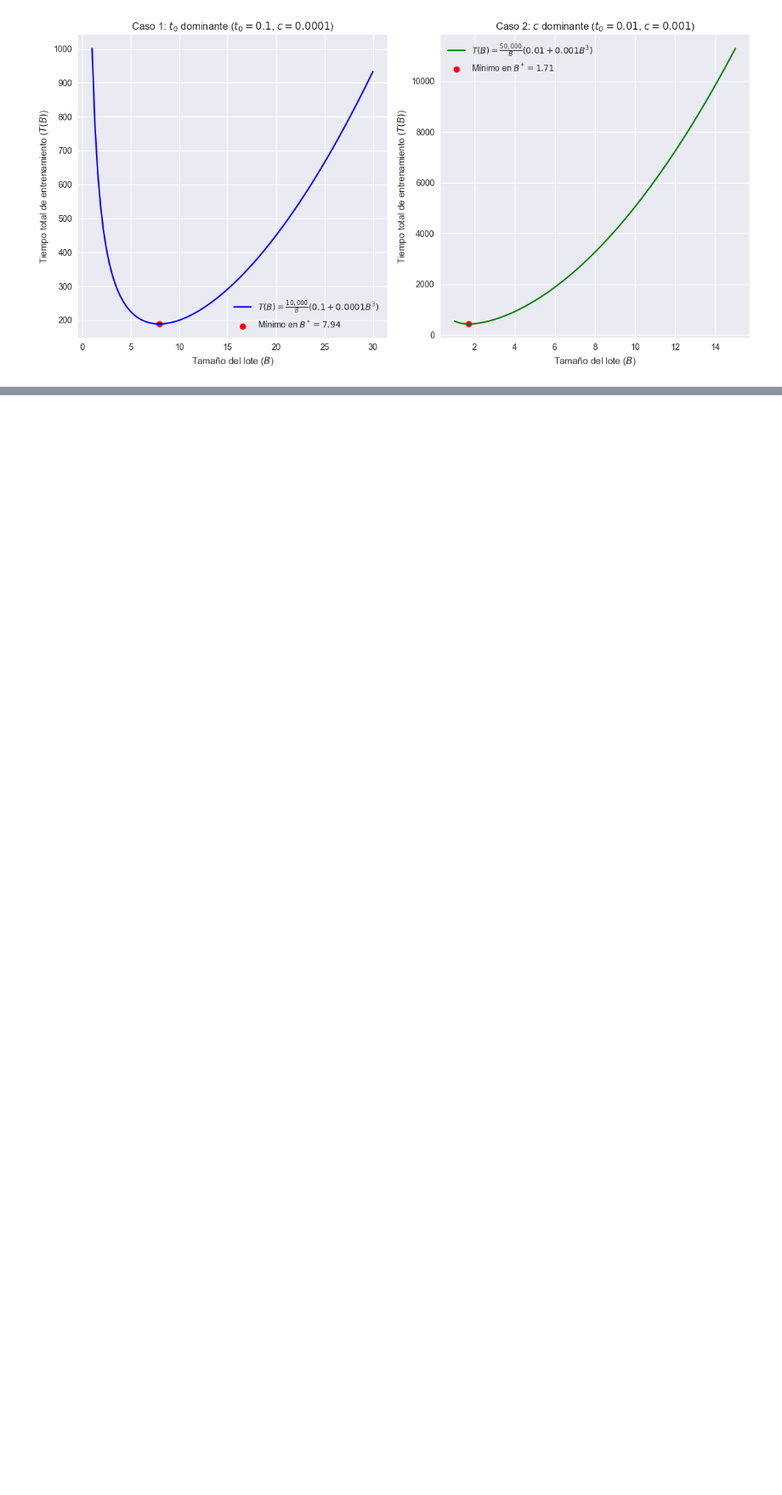
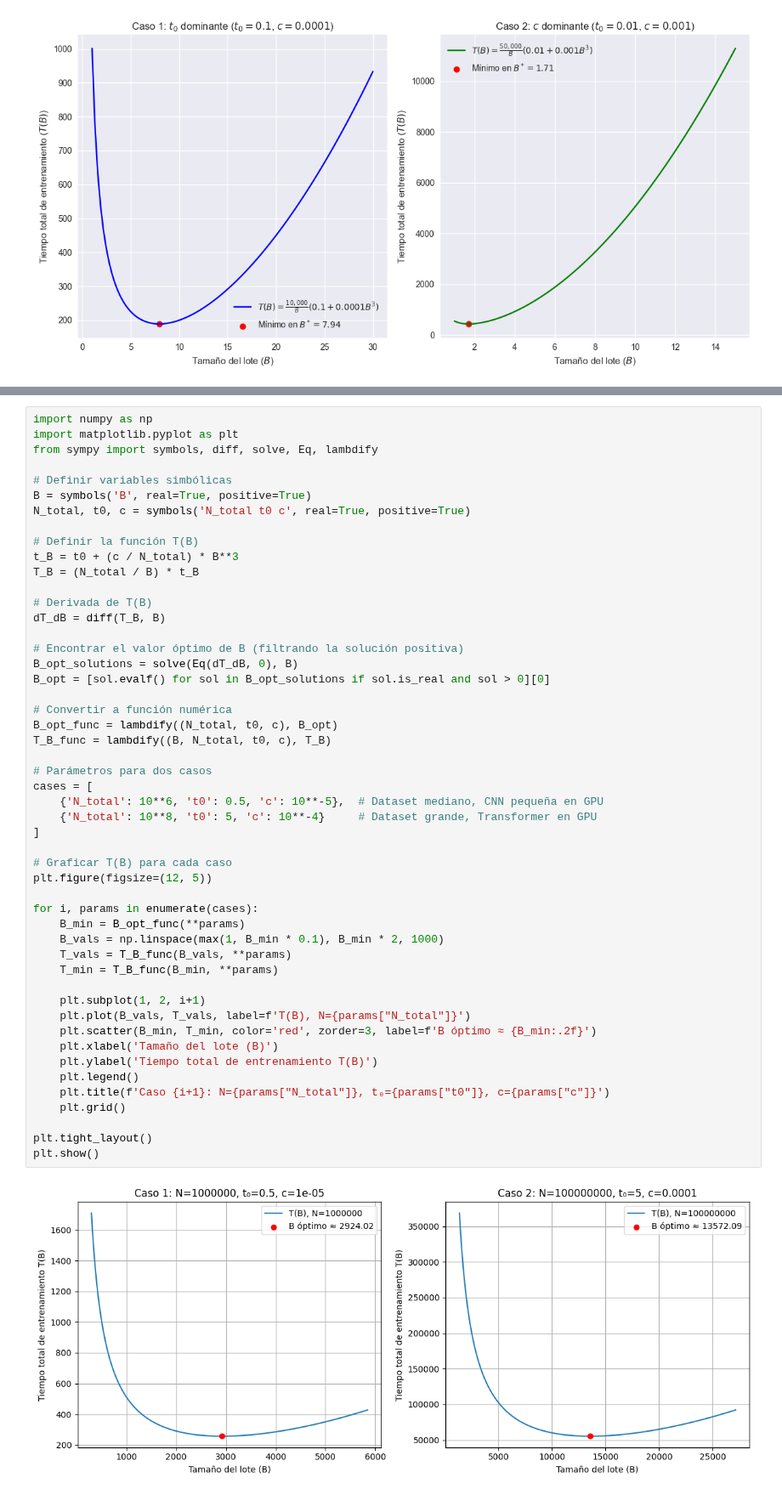
Before and after one commit to AminadabC/MIAAD, a Jupyter notebook: Matematicas/Tarea_optimizacion.ipynb, the cells around one changed output, grey strips where cells are left out. Shown at 85% size. Cells and saved outputs as stored; diff of their text form; blank space fills up the shorter version.

```diff
--- a/Matematicas/Tarea_optimizacion.ipynb
+++ b/Matematicas/Tarea_optimizacion.ipynb
@@ -131,0 +183,52 @@ plt.show()
+# %%
+import numpy as np
+import matplotlib.pyplot as plt
+from sympy import symbols, diff, solve, Eq, lambdify
+
+# Definir variables simbólicas
+B = symbols('B', real=True, positive=True)
+N_total, t0, c = symbols('N_total t0 c', real=True, positive=True)
+
+# Definir la función T(B)
+t_B = t0 + (c / N_total) * B**3
+T_B = (N_total / B) * t_B
+
+# Derivada de T(B)
+dT_dB = diff(T_B, B)
+
+# Encontrar el valor óptimo de B (filtrando la solución positiva)
+B_opt_solutions = solve(Eq(dT_dB, 0), B)
+B_opt = [sol.evalf() for sol in B_opt_solutions if sol.is_real and sol > 0][0]
+
+# Convertir a función numérica
+B_opt_func = lambdify((N_total, t0, c), B_opt)
+T_B_func = lambdify((B, N_total, t0, c), T_B)
+
+# Parámetros para dos casos
+cases = [
+    {'N_total': 10**6, 't0': 0.5, 'c': 10**-5},  # Dataset mediano, CNN pequeña en GPU
+    {'N_total': 10**8, 't0': 5, 'c': 10**-4}     # Dataset grande, Transformer en GPU
+]
+
+# Graficar T(B) para cada caso
+plt.figure(figsize=(12, 5))
+
+for i, params in enumerate(cases):
+    B_min = B_opt_func(**params)
+    B_vals = np.linspace(max(1, B_min * 0.1), B_min * 2, 1000)
+    T_vals = T_B_func(B_vals, **params)
+    T_min = T_B_func(B_min, **params)
+
+    plt.subplot(1, 2, i+1)
+    plt.plot(B_vals, T_vals, label=f'T(B), N={params["N_total"]}')
+    plt.scatter(B_min, T_min, color='red', zorder=3, label=f'B óptimo ≈ {B_min:.2f}')
+    plt.xlabel('Tamaño del lote (B)')
+    plt.ylabel('Tiempo total de entrenamiento T(B)')
+    plt.legend()
+    plt.title(f'Caso {i+1}: N={params["N_total"]}, t₀={params["t0"]}, c={params["c"]}')
+    plt.grid()
+
+plt.tight_layout()
+plt.show()
+# %% [output]
+[figure, added]
```
Also changed, not shown: parts of 2 cells of this notebook.
